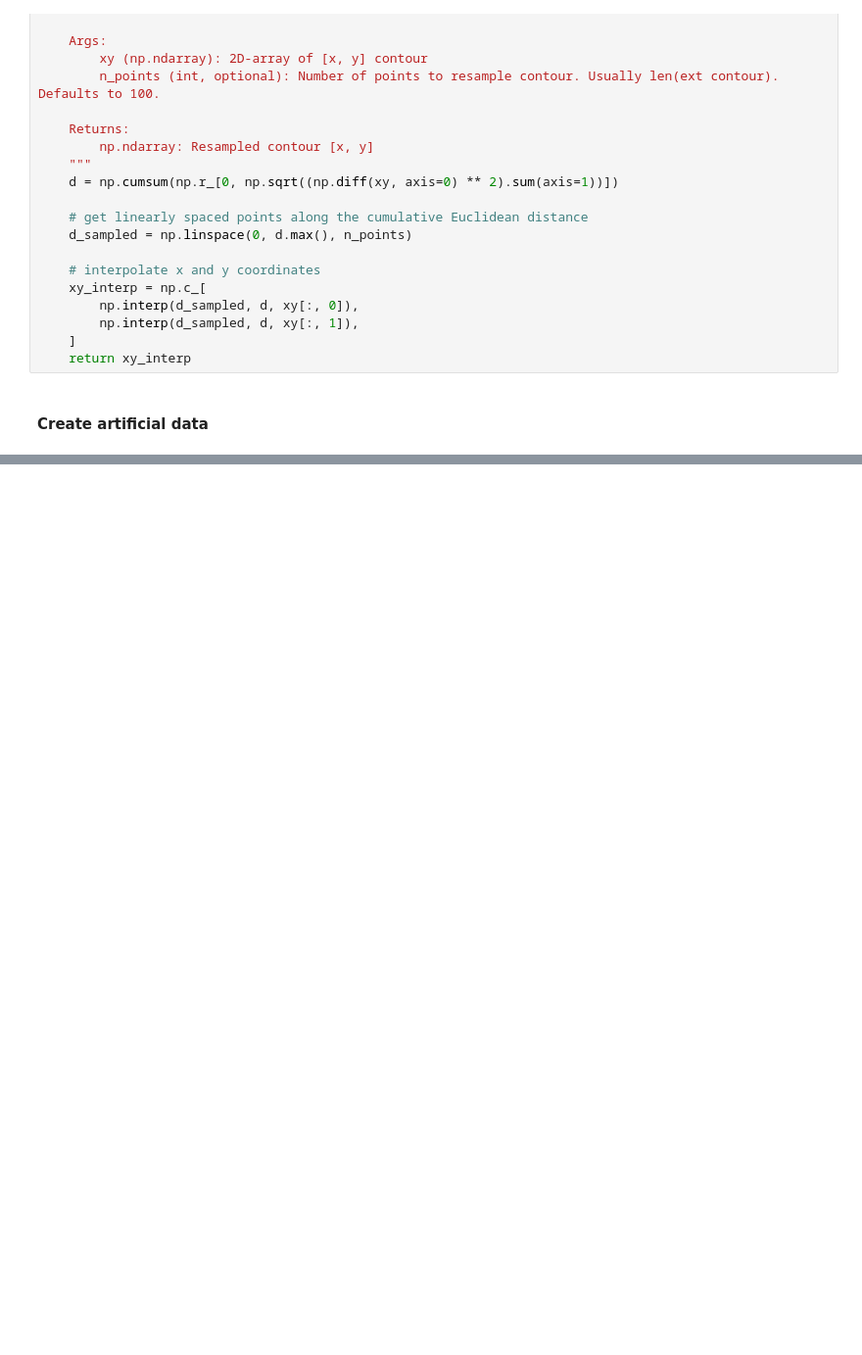
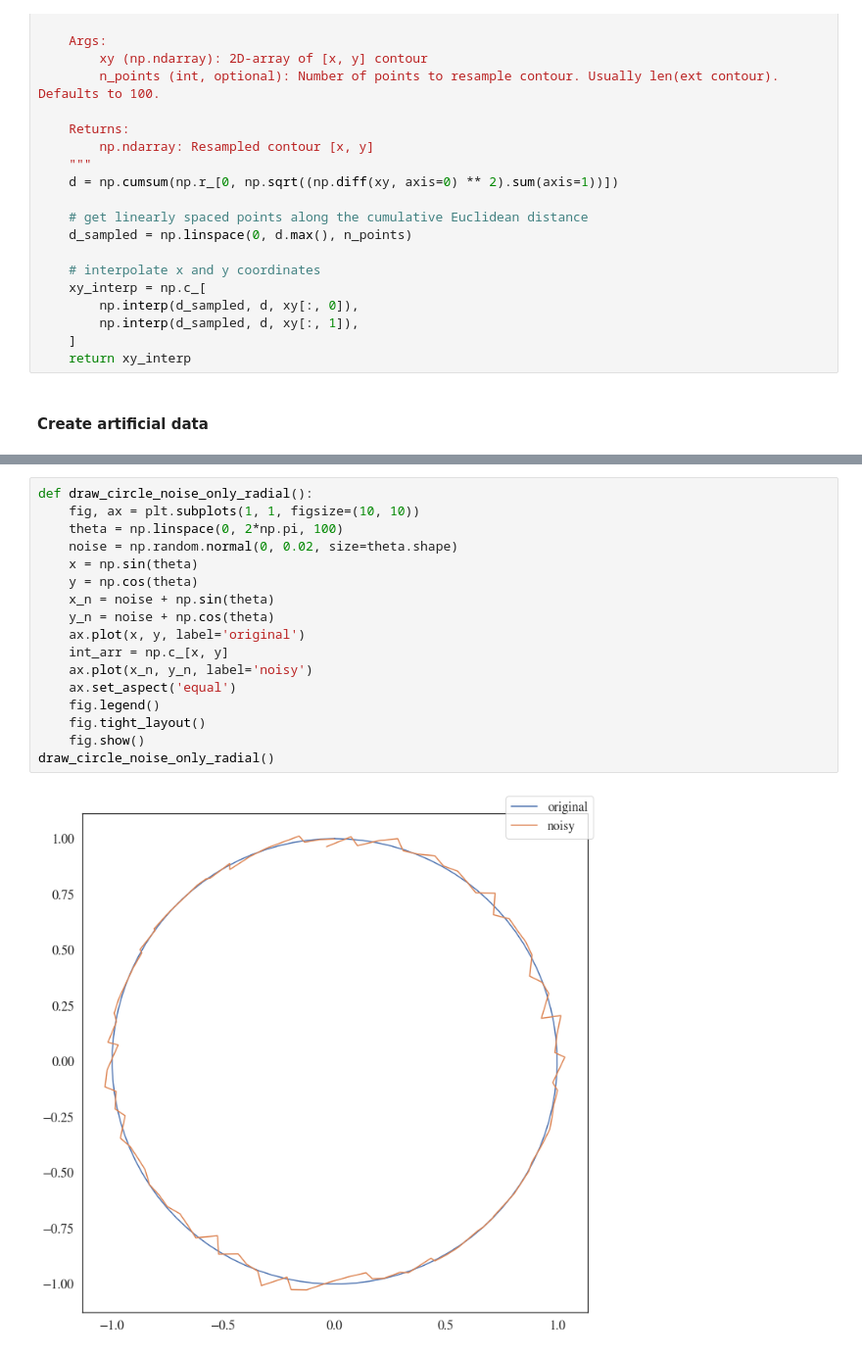
Before and after one commit to artorg-unibe-ch/spline_mesher, a Jupyter notebook: tmp/intersection_internal.ipynb, the cells around one changed output, grey strips where cells are left out. Shown at 98% size. Saved outputs shown, nothing was run; the diff lists cells and outputs as text; blank space fills up the shorter version.

```diff
--- a/tmp/intersection_internal.ipynb
+++ b/tmp/intersection_internal.ipynb
@@ -644,0 +638,19 @@ Internal contour is outside external contour
+# %%
+def draw_circle_noise_only_radial():
+    fig, ax = plt.subplots(1, 1, figsize=(10, 10))
+    theta = np.linspace(0, 2*np.pi, 100)
+    noise = np.random.normal(0, 0.02, size=theta.shape)
+    x = np.sin(theta)
+    y = np.cos(theta)
+    x_n = noise + np.sin(theta)
+    y_n = noise + np.cos(theta)
+    ax.plot(x, y, label='original')
+    int_arr = np.c_[x, y]
+    ax.plot(x_n, y_n, label='noisy')
+    ax.set_aspect('equal')
+    fig.legend()
+    fig.tight_layout()
+    fig.show()
+draw_circle_noise_only_radial()
+# %% [output]
+[figure, added]
```
Also changed, not shown: parts of 2 cells of this notebook, 1 other file.
